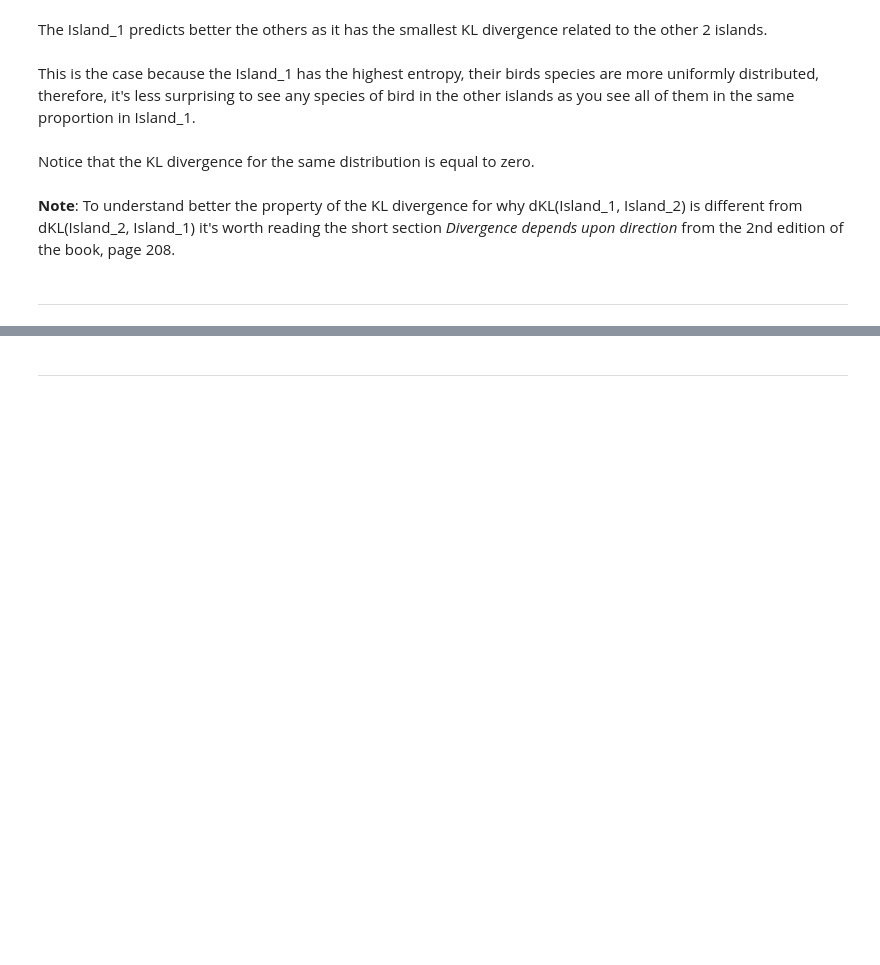
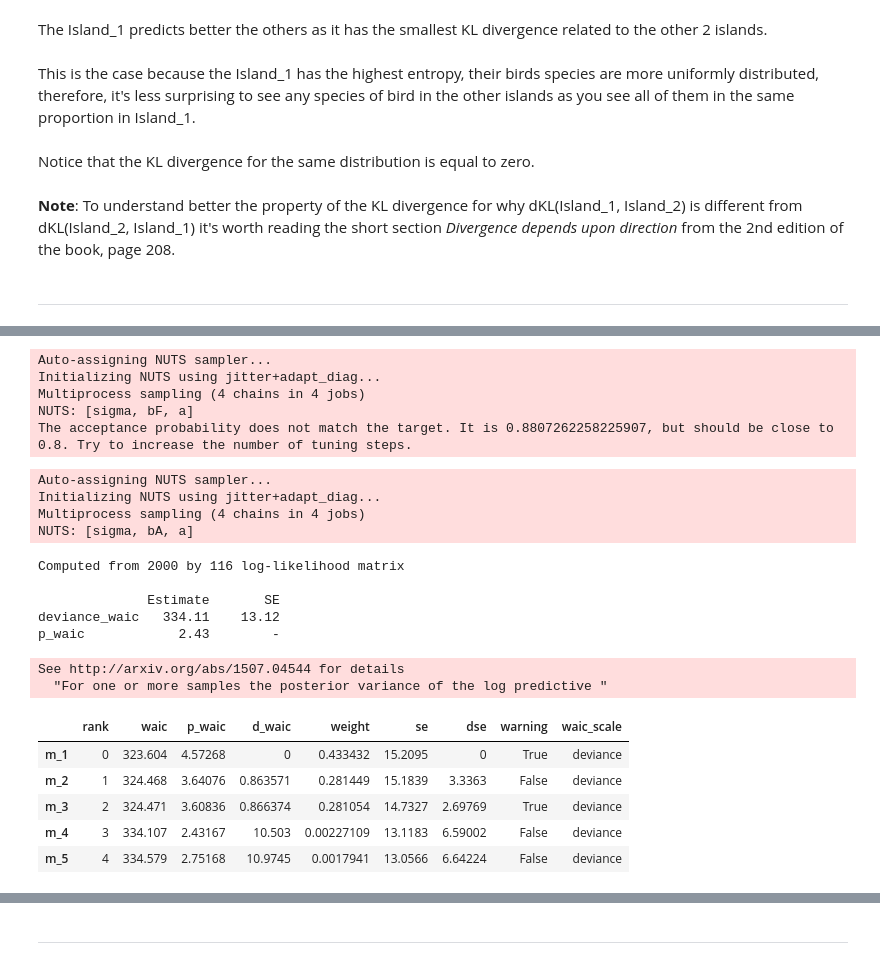
Before and after one commit to elisiojsj/Data-Science, a Jupyter notebook: homeworks_statistical_rethinking/homework_week4.ipynb, the cells around one changed output, grey strips where cells are left out. Drawn from its saved outputs; the diff is of its cells as text; code cells hidden in the pictures; blank space fills up the shorter version.

```diff
--- a/homeworks_statistical_rethinking/homework_week4.ipynb
+++ b/homeworks_statistical_rethinking/homework_week4.ipynb
@@ -123,0 +195,62 @@ Notice that the KL divergence for the same distribution is equal to zero.
+# %%
+x_bar_std = df['avgfood_std'].mean()
+
+with pm.Model() as m_4:
+    a = pm.Normal('a', 2, 0.5)
+    bF = pm.Normal('bF', 0, 0.5)
+
+    sigma = pm.Exponential('sigma', 1)
+    mu = a + bF*(df['avgfood_std'] - x_bar_std)
+
+    weight = pm.Normal('weight', mu=mu, sigma=sigma, observed=df['weight_std'])
+
+    m_4_trace = pm.sample()
+# %% [output]
+Auto-assigning NUTS sampler...
+Initializing NUTS using jitter+adapt_diag...
+Multiprocess sampling (4 chains in 4 jobs)
+NUTS: [sigma, bF, a]
+The acceptance probability does not match the target. It is 0.8807262258225907, but should be close to 0.8. Try to increase the number of tuning steps.
+# %%
+x_bar_std = df['area_std'].mean()
+
+with pm.Model() as m_5:
+    a = pm.Normal('a', 2, 0.5)
+    bA = pm.Normal('bA', 0, 0.5)
+
+    sigma = pm.Exponential('sigma', 1)
+    mu = a + bA*(df['area_std'] - x_bar_std)
+
+    weight = pm.Normal('weight', mu=mu, sigma=sigma, observed=df['weight_std'])
+
+    m_5_trace = pm.sample()
+# %% [output]
+Auto-assigning NUTS sampler...
+Initializing NUTS using jitter+adapt_diag...
+Multiprocess sampling (4 chains in 4 jobs)
+NUTS: [sigma, bA, a]
+# %%
+az.waic(m_4_trace, m_4, scale="deviance")
+# %% [output]
+Computed from 2000 by 116 log-likelihood matrix
+
+              Estimate       SE
+deviance_waic   334.11    13.12
+p_waic            2.43        -
+# %%
+compare_m = az.compare({"m_1": m_1_trace,"m_2": m_2_trace,
+                        "m_3": m_3_trace,"m_4": m_4_trace,
+                        "m_5": m_5_trace},
+                         method="pseudo-BMA",
+                         ic="waic",
+                         scale="deviance")
+compare_m
+# %% [output]
+See http://arxiv.org/abs/1507.04544 for details
+  "For one or more samples the posterior variance of the log predictive "
+|  | rank | waic | p_waic | d_waic | weight | se | dse | warning | waic_scale |
+| m_1 | 0 | 323.604 | 4.57268 | 0 | 0.433432 | 15.2095 | 0 | True | deviance |
+| m_2 | 1 | 324.468 | 3.64076 | 0.863571 | 0.281449 | 15.1839 | 3.3363 | False | deviance |
+| m_3 | 2 | 324.471 | 3.60836 | 0.866374 | 0.281054 | 14.7327 | 2.69769 | True | deviance |
+| m_4 | 3 | 334.107 | 2.43167 | 10.503 | 0.00227109 | 13.1183 | 6.59002 | False | deviance |
+| m_5 | 4 | 334.579 | 2.75168 | 10.9745 | 0.0017941 | 13.0566 | 6.64224 | False | deviance |
```
Also changed, not shown: parts of 9 cells of this notebook.
